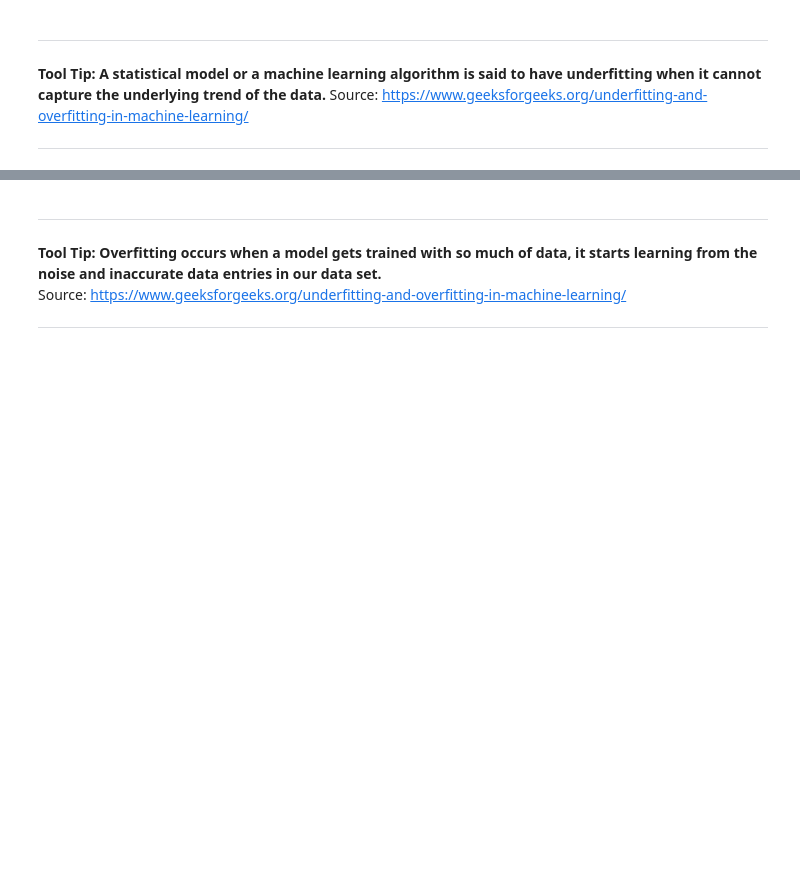
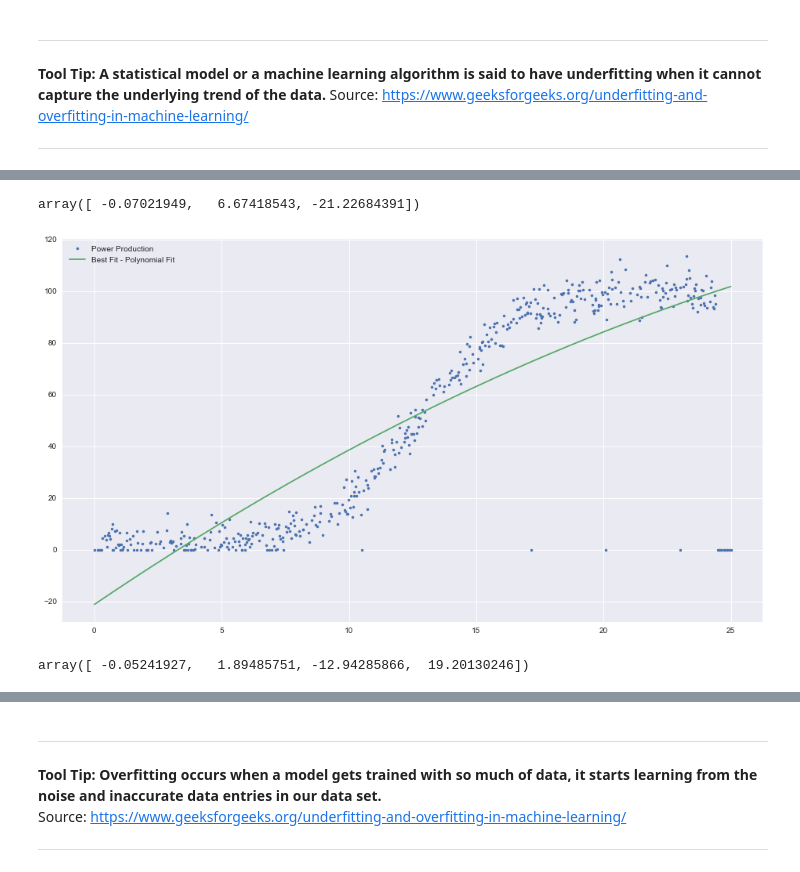
Before and after one commit to jonkavana/FODA---Project-2021, a Jupyter notebook: Fundamentals of Data Analytics Project 2020.ipynb, the cells around one changed output, grey strips where cells are left out. Cells and saved outputs as stored; diff of their text form; code cells hidden in the pictures; blank space fills up the shorter version.

```diff
--- a/Fundamentals of Data Analytics Project 2020.ipynb
+++ b/Fundamentals of Data Analytics Project 2020.ipynb
@@ -297,0 +337,16 @@ array([ -0.07021949,   6.67418543, -21.22684391])
+# %%
+coeffs2 = np.polyfit(x, y, 2)
+coeffs2
+# %% [output]
+array([ -0.07021949,   6.67418543, -21.22684391])
+# %%
+plt.plot(x, y, '.', label ='Power Production')
+plt.plot(x, (coeffs2[0] * (x**2)) + (coeffs2[1] * x) + coeffs2[2], '-', label='Best Fit - Polynomial Fit')
+plt.legend();
+# %% [output]
+[figure, added]
+# %%
+coeffs3 = np.polyfit(x, y, 3)
+coeffs3
+# %% [output]
+array([ -0.05241927,   1.89485751, -12.94285866,  19.20130246])
```
Also changed, not shown: parts of 34 cells of this notebook.
